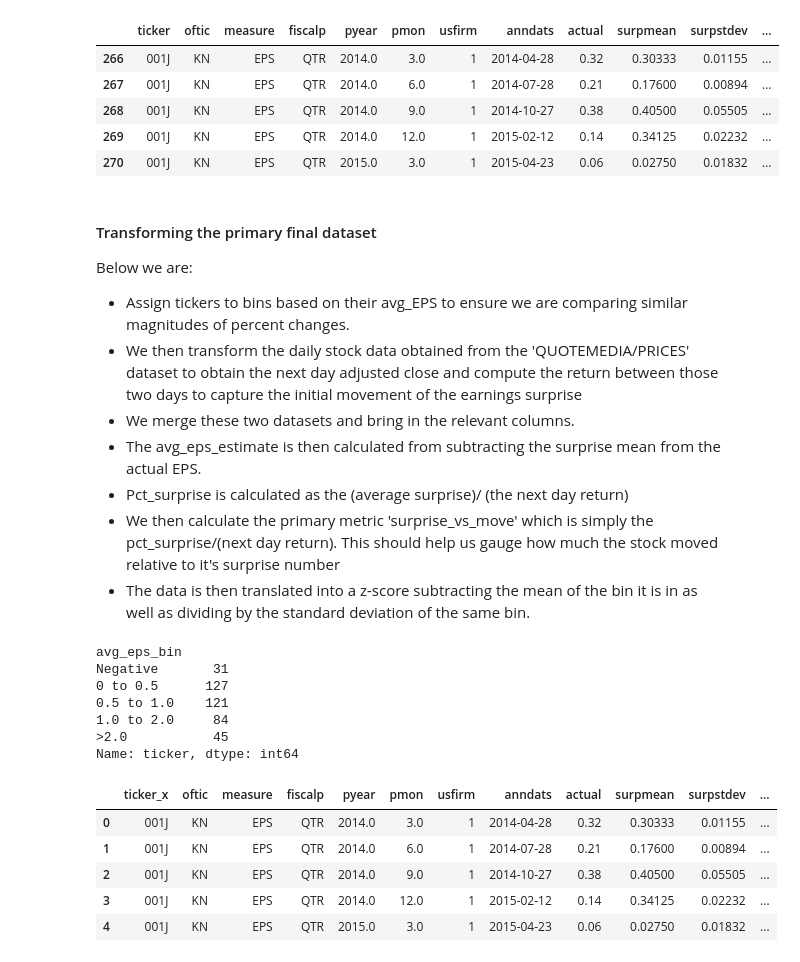
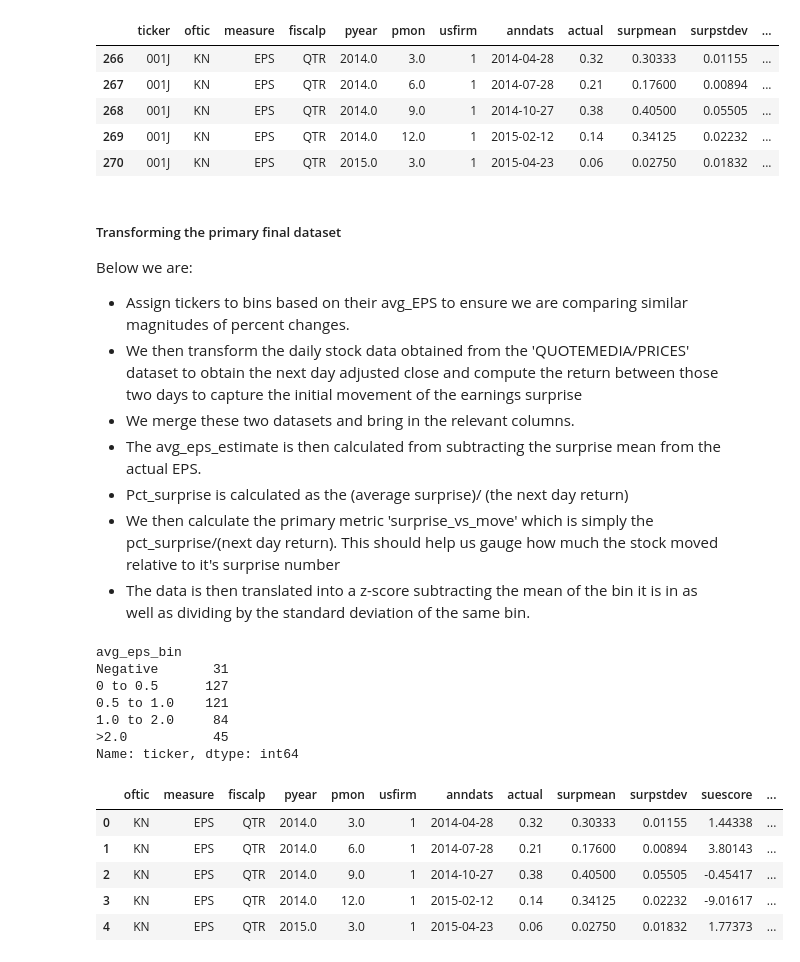
Before and after one commit to harrypandas/qts-final-project, a Jupyter notebook: notebooks/qts_final_project_draft.ipynb, the cells around one changed output. Saved outputs shown, nothing was run; the diff lists cells and outputs as text; code cells hidden in the pictures.

Commit message:
finalized draft notebook

```diff
--- a/notebooks/qts_final_project_draft.ipynb
+++ b/notebooks/qts_final_project_draft.ipynb
@@ -705,7 +761,7 @@ surp_sum_filtered.head()
 | 269 | 001J | KN | EPS | QTR | 2014.0 | 12.0 | 1 | 2015-02-12 | 0.14 | 0.34125 | 0.02232 | ... |
 | 270 | 001J | KN | EPS | QTR | 2015.0 | 3.0 | 1 | 2015-04-23 | 0.06 | 0.02750 | 0.01832 | ... |
 # %% [markdown]
-#### Transforming the primary final dataset
+##### Transforming the primary final dataset
 Below we are:
 - Assign tickers to bins based on their avg_EPS to ensure we are comparing similar magnitudes of percent changes.
 - We then transform the daily stock data obtained from the 'QUOTEMEDIA/PRICES' dataset to obtain the next day adjusted close and compute the return between those two days to capture the initial movement of the earnings surprise
@@ -741,31 +797,38 @@ Name: ticker, dtype: int64
 # %%
 # Sorting close prices for merge
 eod_data = top_eod_data.copy()
 
 # Creating the next day close price and next day return
 eod_data['next_close'] = eod_data.groupby('ticker')['adj_close'].shift(-1)
 eod_data['next_day_return'] = (
     eod_data['next_close'] / eod_data['adj_close'] - 1
 )
 
+eod_data['next_close_20'] = eod_data.groupby('ticker')['adj_close'].shift(-20)
+eod_data['next_20day_return'] = (
+    eod_data['next_close_20'] / eod_data['adj_close'] - 1
+)
+
 eod_data['date'] = pd.to_datetime(eod_data['date'])
 surp_sum_filtered['anndats'] = pd.to_datetime(surp_sum_filtered['anndats'])
 
+surp_sum_filtered.drop(['ticker'], axis=1, inplace=True)
+
 # Merging the surprise data with the EOD data
-surp_sum_filtered = surp_sum_filtered.merge(
-    eod_data[['ticker','date','adj_close','next_close','next_day_return']],
+surp_sum_merged = surp_sum_filtered.merge(
+    eod_data[['ticker','date','adj_close','next_close','next_day_return','next_close_20','next_20day_return']],
     how='left',
     left_on=['oftic','anndats'],
     right_on=['ticker','date']
 )
 
-surp_sum_filtered.head()
+surp_sum_merged.head()
 # %% [output]
-|  | ticker_x | oftic | measure | fiscalp | pyear | pmon | usfirm | anndats | actual | surpmean | surpstdev | ... |
-| 0 | 001J | KN | EPS | QTR | 2014.0 | 3.0 | 1 | 2014-04-28 | 0.32 | 0.30333 | 0.01155 | ... |
-| 1 | 001J | KN | EPS | QTR | 2014.0 | 6.0 | 1 | 2014-07-28 | 0.21 | 0.17600 | 0.00894 | ... |
-| 2 | 001J | KN | EPS | QTR | 2014.0 | 9.0 | 1 | 2014-10-27 | 0.38 | 0.40500 | 0.05505 | ... |
-| 3 | 001J | KN | EPS | QTR | 2014.0 | 12.0 | 1 | 2015-02-12 | 0.14 | 0.34125 | 0.02232 | ... |
-| 4 | 001J | KN | EPS | QTR | 2015.0 | 3.0 | 1 | 2015-04-23 | 0.06 | 0.02750 | 0.01832 | ... |
+|  | oftic | measure | fiscalp | pyear | pmon | usfirm | anndats | actual | surpmean | surpstdev | suescore | ... |
+| 0 | KN | EPS | QTR | 2014.0 | 3.0 | 1 | 2014-04-28 | 0.32 | 0.30333 | 0.01155 | 1.44338 | ... |
+| 1 | KN | EPS | QTR | 2014.0 | 6.0 | 1 | 2014-07-28 | 0.21 | 0.17600 | 0.00894 | 3.80143 | ... |
+| 2 | KN | EPS | QTR | 2014.0 | 9.0 | 1 | 2014-10-27 | 0.38 | 0.40500 | 0.05505 | -0.45417 | ... |
+| 3 | KN | EPS | QTR | 2014.0 | 12.0 | 1 | 2015-02-12 | 0.14 | 0.34125 | 0.02232 | -9.01617 | ... |
+| 4 | KN | EPS | QTR | 2015.0 | 3.0 | 1 | 2015-04-23 | 0.06 | 0.02750 | 0.01832 | 1.77373 | ... |
 # %%
 # Calculating avg_estimate
```
Also changed, not shown: parts of 39 cells of this notebook.
